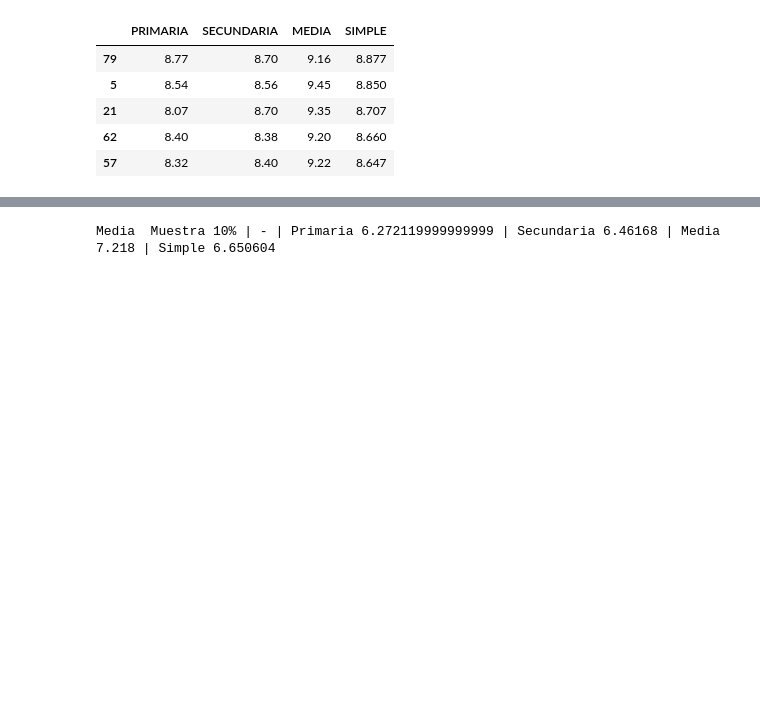
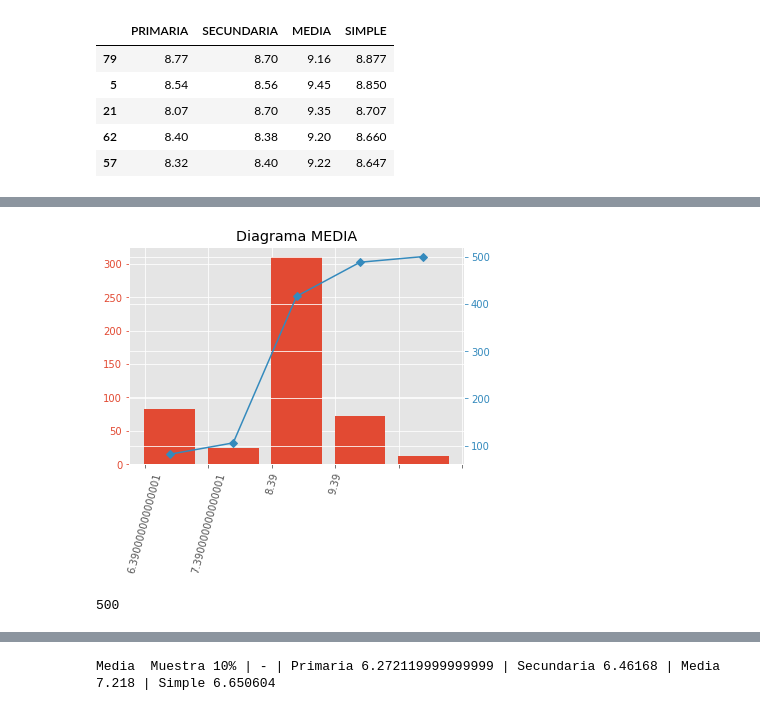
Before and after one commit to eldellobo/22E3, a Jupyter notebook: Estadistica/Colab/ACA2/ACA_No_2.ipynb, the cells around one changed output, grey strips where cells are left out. Drawn from its saved outputs; the diff is of its cells as text; code cells hidden in the pictures; blank space fills up the shorter version.

```diff
--- a/Estadistica/Colab/ACA2/ACA_No_2.ipynb
+++ b/Estadistica/Colab/ACA2/ACA_No_2.ipynb
@@ -195,0 +441,20 @@ lcm1N.head(5)
+# %%
+# Obtengo las frecuencias absolutas acumuladas
+# Saco una lista de los valores donde obtengo la FI
+Fi = df_med["fi"].values
+#Recorro la lista para ir creando una nueva lista con las sumas
+# y obtener la frecuencia absoluta acumulada
+a = []
+b = 0
+for c in Fi:
+  b = c + b
+  a.append(b)
+df_med["Fi"] = a
+# %%
+df_med['x.f'] = df_med['Marca']*df_med['fi'] # Creo x.f
+sum_fi = sum(df_med['fi']) # Suma total de fi
+sum_xf = sum(df_med['x.f']) # Suma total de x.f
+media_ = sum_xf / sum_fi # Media de la variable
+df_med['(x.med'] = df_med['Marca'] - media_ # Obtengo x.med
+df_med['(x-xmed).fi'] = df_med['(x.med']* df_med['fi'] # Obtengo x-med*fi
+df_med['(x-xmed)^2'] = df_med['(x-xmed).fi']**2 #
@@ -195,0 +500,20 @@ lcm1N.head(5)
+# %%
+from matplotlib.ticker import PercentFormatter
+# Utilizo un diagrama de pareto
+
+fig = plt.figure()
+ax = fig.add_subplot(1,1,1)
+ax.set_title('Diagrama MEDIA')
+ax.bar(df_med['Marca'], df_med['fi'], color='C0')
+
+ax2 = ax.twinx()
+ax2.plot(df_med['Marca'], df_med['Fi'], color='C1', marker="D", ms=5)
+
+ax.tick_params(axis="y", colors="C0")
+ax2.tick_params(axis="y", colors="C1")
+
+ax.set_xticklabels(df_med['Marca'],rotation=75)
+
+plt.show()
+# %% [output]
+[figure, added]
@@ -195,0 +541,4 @@ lcm1N.head(5)
+# %%
+sum(df_sim['fi']) # Valido los datos
+# %% [output]
+500
```
Also changed, not shown: parts of 41 cells of this notebook.
